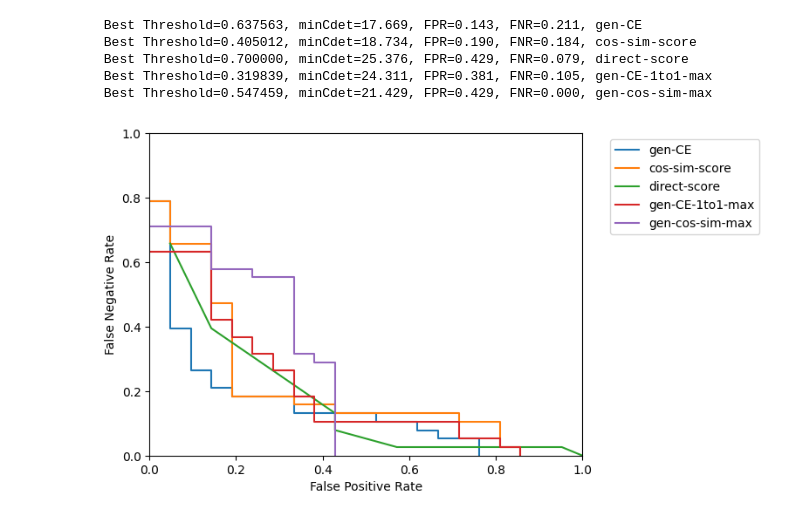
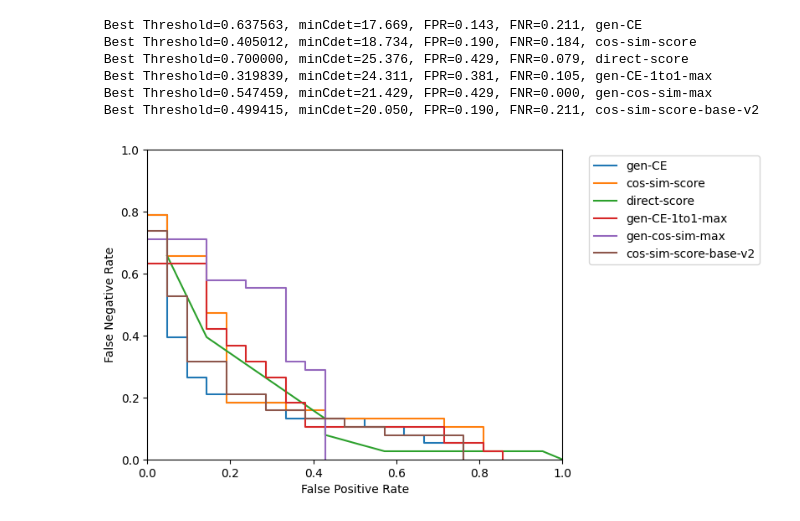
Before and after one commit to Ajchler/knn-fit, a Jupyter notebook: notebooks/DET-ectors.ipynb, the cells around one changed output. Saved outputs shown, nothing was run; the diff lists cells and outputs as text; code cells hidden in the pictures.

```diff
--- a/notebooks/DET-ectors.ipynb
+++ b/notebooks/DET-ectors.ipynb
@@ -12,12 +12,14 @@ column_names = ['text-id', 'text', 'user-topic', 'target',
                 'gen-CE',
                 'gen-cos-sim-min',
                 'gen-cos-sim-max',
+                'cos-sim-score-base-v2'
                 ]
 df = pd.DataFrame(columns=column_names)
 
 golden_annotated = json.load(open('../data/gold_annotated_dataset.json'))
 direct_scores = json.load(open('../evaluation-data/out-direct-score.json'))
 sim_scores = json.load(open('../evaluation-data/out_mlm_cos_similarity_scores.json'))
+sim_scores_base_v2 = json.load(open('../evaluation-data/out-mlm-mpnet-base-v2.json'))
 topic_eval = json.load(open('../evaluation-data/out-eval-golden.json'))
 
 
@@ -57,6 +59,7 @@ for text_id, values in golden_annotated.items():
         print(values)
         direct_score = get_direct_score(text_id, topic, direct_scores)
         cos_sim_score = get_direct_score(text_id, topic, sim_scores)
+        cos_sim_score_base_v2 = get_direct_score(text_id, topic, sim_scores_base_v2)
 
         gen_ce_1to1_min, gen_ce_1to1_max = get_generated_topic_scores_1to1(text_id, topic, 'ce_scores_1to1')
         gen_cos_sim_min, gen_cos_sim_max = get_generated_topic_scores_1to1(text_id, topic, 'mlm_scores_1to1')
@@ -69,11 +72,13 @@ for text_id, values in golden_annotated.items():
             'user-topic': topic,
             'direct-score': direct_score,
             'cos-sim-score': cos_sim_score,
+            'cos-sim-score-base-v2': cos_sim_score_base_v2,
             'gen-CE-1to1-min': gen_ce_1to1_min,
             'gen-CE-1to1-max': gen_ce_1to1_max,
             'gen-CE': gen_CE,
             'gen-cos-sim-max': gen_cos_sim_max,
-            'gen-cos-sim-min': gen_cos_sim_min
+            'gen-cos-sim-min': gen_cos_sim_min,
+
         }
         df.loc[len(df)] = scoring
 
@@ -215,37 +186,39 @@ scores = [
     'direct-score',
     'gen-CE-1to1-max',
     'gen-cos-sim-max',
+    'cos-sim-score-base-v2'
 ]
 
 for score in scores:
     add_to_det(df[score], score)
 
 
 ax.set_xlabel('False Positive Rate')
 ax.set_ylabel('False Negative Rate')
 
 # ax.set_yscale('log')
 # ax.set_xscale('log')
 
 # ticks_to_use = [0.001,0.002,0.005,0.01,0.02,0.05,0.1,0.2,0.5,1]
 # ax.get_xaxis().set_major_formatter(matplotlib.ticker.ScalarFormatter())
 # ax.get_yaxis().set_major_formatter(matplotlib.ticker.ScalarFormatter())
 # ax.set_xticks(ticks_to_use)
 # ax.set_yticks(ticks_to_use)
 
 # Set axis limits
 # ax.set_xlim(0.01, 1)
 # ax.set_ylim(0.01, 1)
 
 plt.legend(bbox_to_anchor=(1.05, 1), loc='upper left')
 plt.show()
 # %% [output]
  Best Threshold=0.637563, minCdet=17.669, FPR=0.143, FNR=0.211, gen-CE
  Best Threshold=0.405012, minCdet=18.734, FPR=0.190, FNR=0.184, cos-sim-score
  Best Threshold=0.700000, minCdet=25.376, FPR=0.429, FNR=0.079, direct-score
  Best Threshold=0.319839, minCdet=24.311, FPR=0.381, FNR=0.105, gen-CE-1to1-max
  Best Threshold=0.547459, minCdet=21.429, FPR=0.429, FNR=0.000, gen-cos-sim-max
+ Best Threshold=0.499415, minCdet=20.050, FPR=0.190, FNR=0.211, cos-sim-score-base-v2
-[figure, old version]
+[figure, new version]
 # %%
 df
 # %% [output]
```
Also changed, not shown: parts of 2 cells of this notebook, 1 other file.
